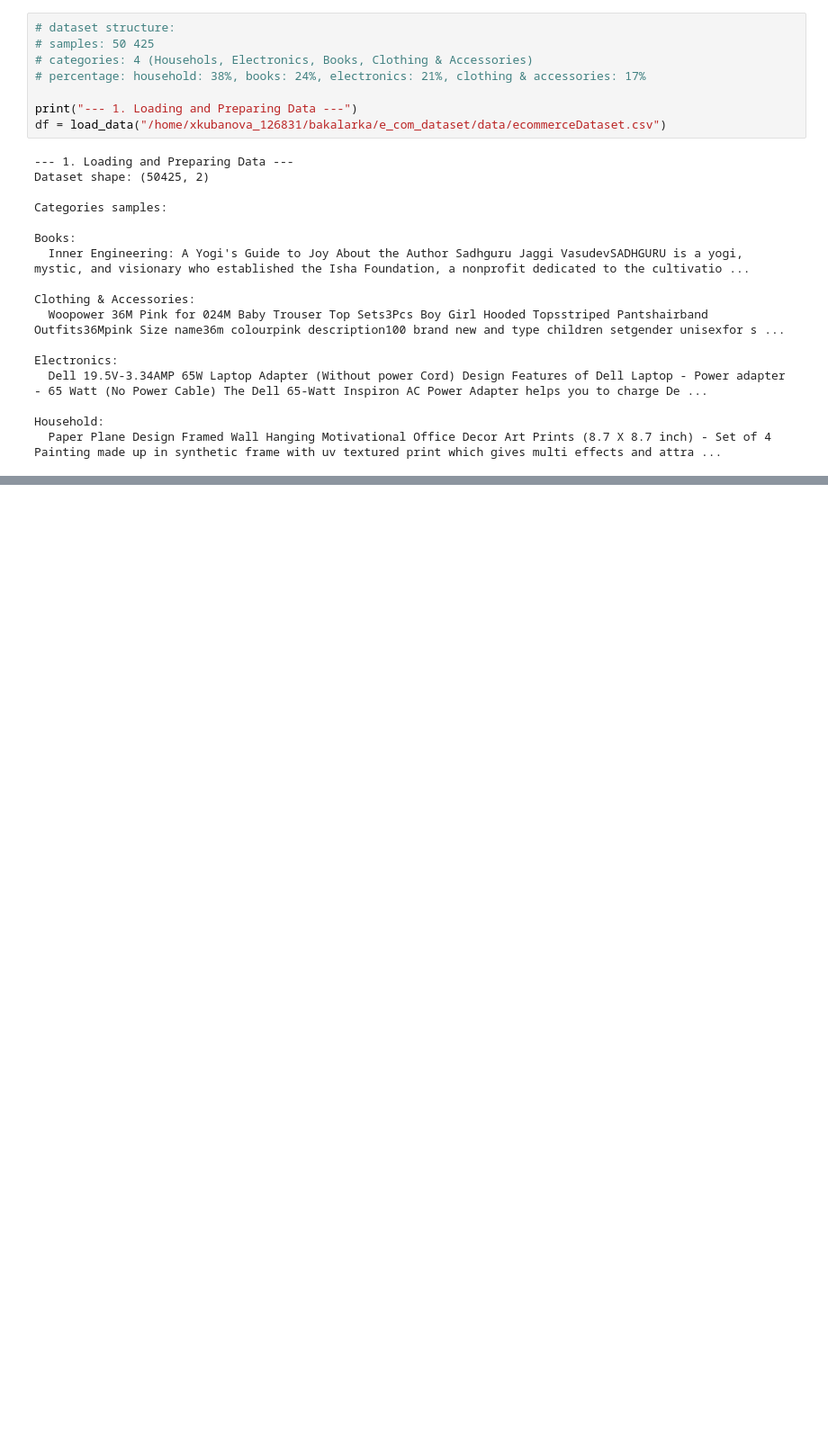
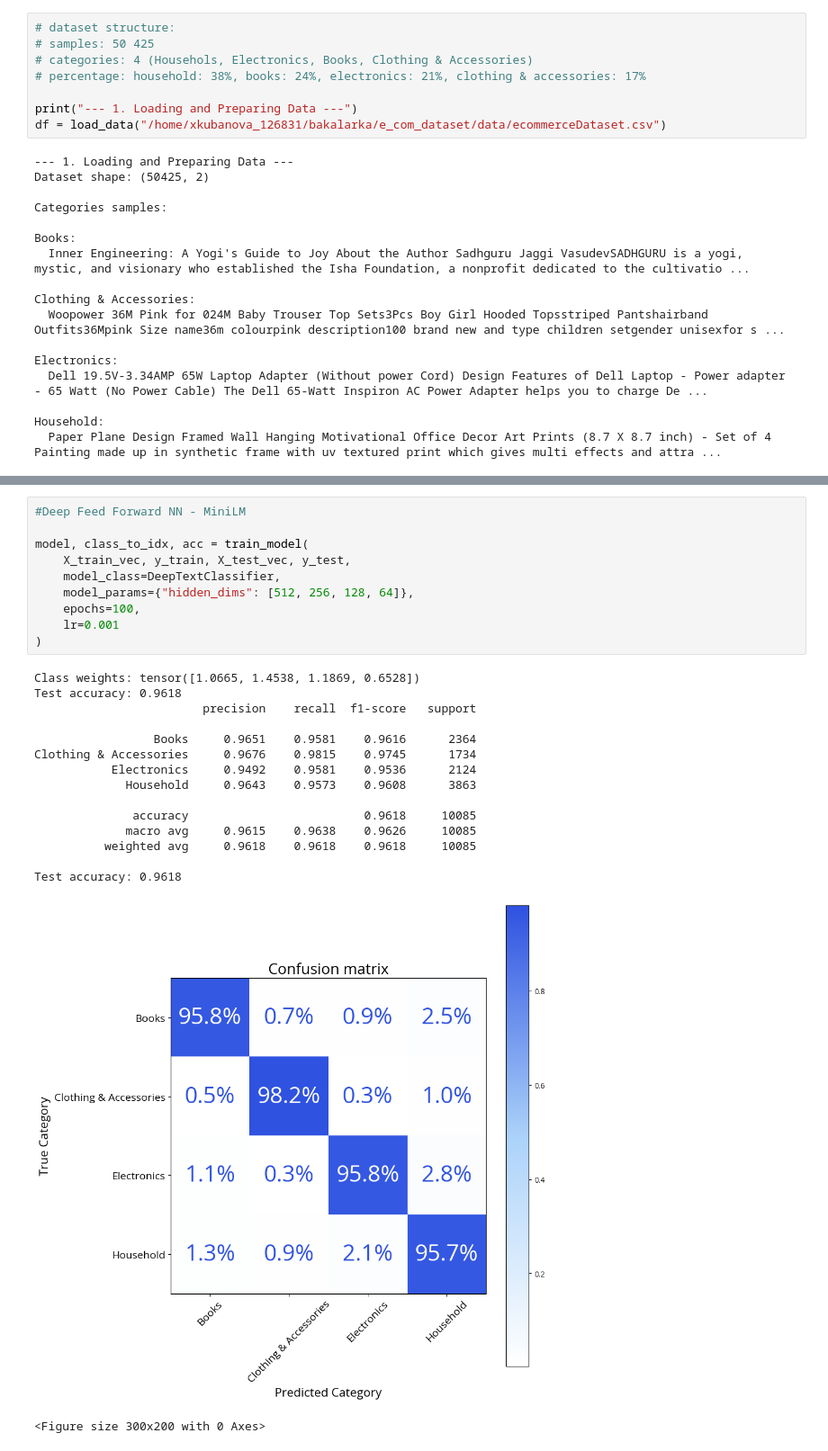
Before and after one commit to kubanova-z/Bachelors-thesis, a Jupyter notebook: neural_network.ipynb, the cells around one changed output, grey strips where cells are left out. Shown at 90% size. Saved outputs shown, nothing was run; the diff lists cells and outputs as text; blank space fills up the shorter version.

```diff
--- a/neural_network.ipynb
+++ b/neural_network.ipynb
@@ -267,0 +289,27 @@ KeyboardInterrupt:
+# %%
+#Deep Feed Forward NN - MiniLM
+
+model, class_to_idx, acc = train_model(
+    X_train_vec, y_train, X_test_vec, y_test,
+    model_class=DeepTextClassifier,
+    model_params={"hidden_dims": [512, 256, 128, 64]},
+    epochs=100,
+    lr=0.001
+)
+# %% [output]
+Class weights: tensor([1.0665, 1.4538, 1.1869, 0.6528])
+Test accuracy: 0.9618
+                        precision    recall  f1-score   support
+
+                 Books     0.9651    0.9581    0.9616      2364
+Clothing & Accessories     0.9676    0.9815    0.9745      1734
+           Electronics     0.9492    0.9581    0.9536      2124
+             Household     0.9643    0.9573    0.9608      3863
+
+              accuracy                         0.9618     10085
+             macro avg     0.9615    0.9638    0.9626     10085
+          weighted avg     0.9618    0.9618    0.9618     10085
+
+Test accuracy: 0.9618
+[figure, added]
+<Figure size 300x200 with 0 Axes>
```
Also changed, not shown: parts of 11 cells of this notebook, 27 other files.
